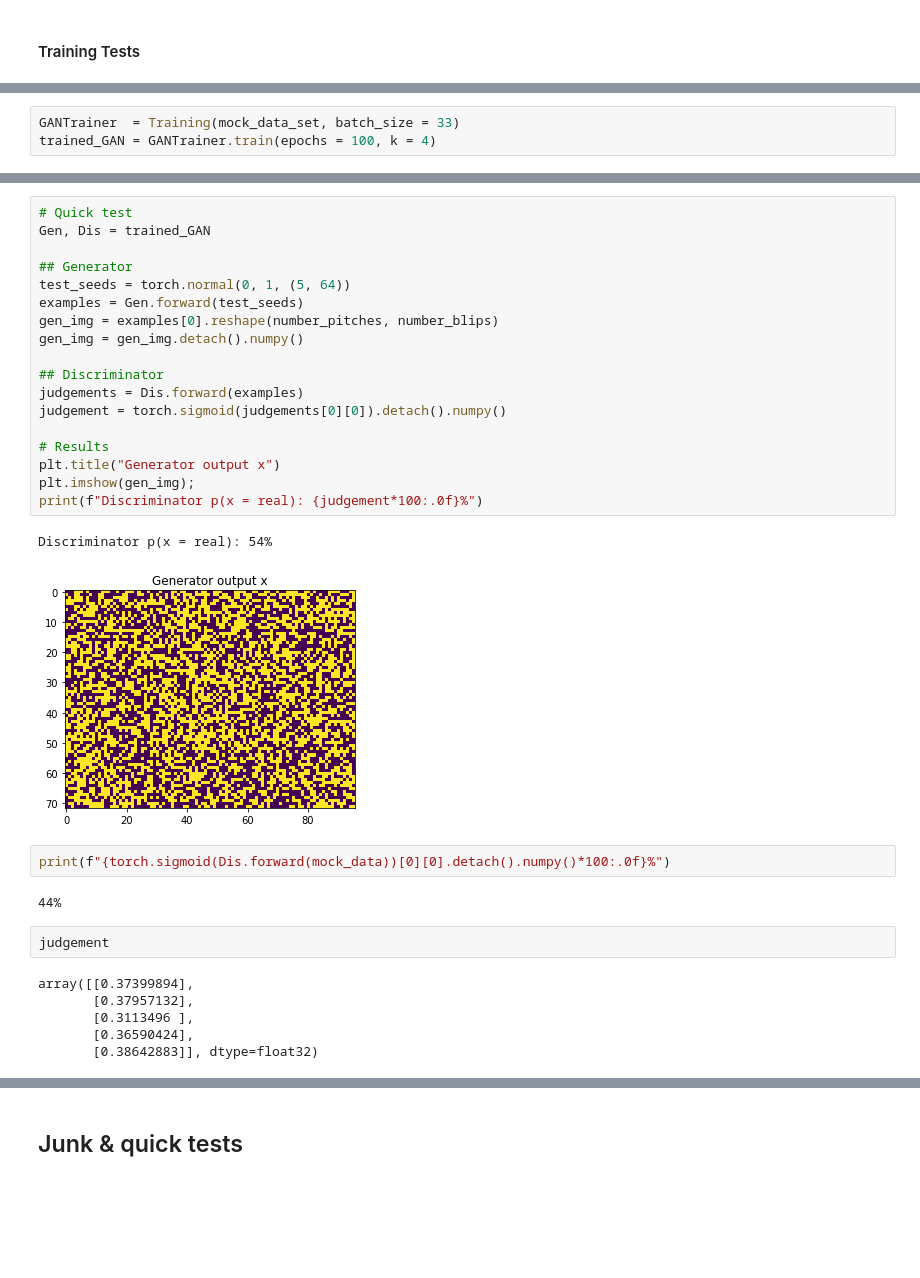
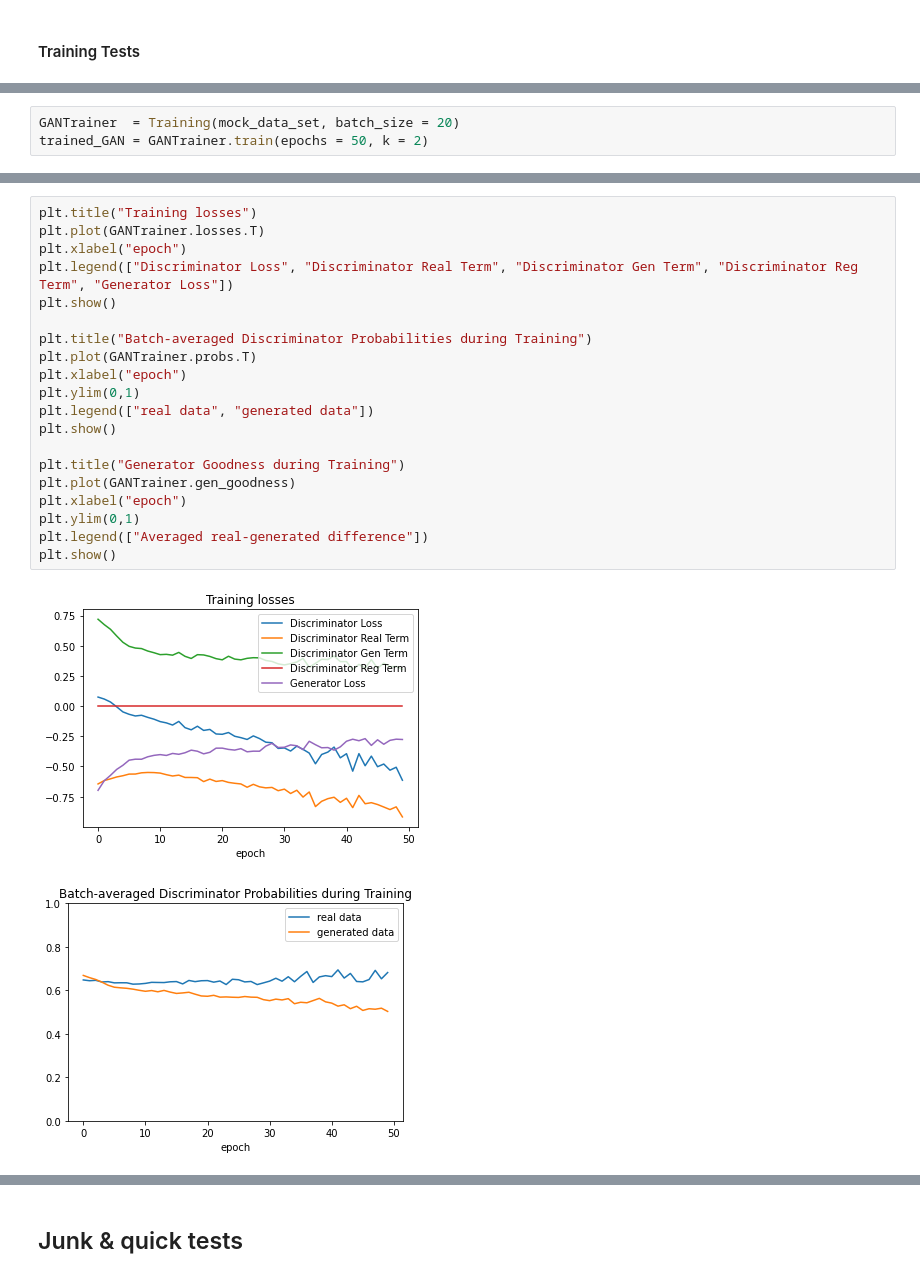
Before and after one commit to iakioh/MusiCAN, a Jupyter notebook: models/first_music_GAN.ipynb, the cells around one changed output, grey strips where cells are left out. Saved outputs shown, nothing was run; the diff lists cells and outputs as text; blank space fills up the shorter version.

```diff
--- a/models/first_music_GAN.ipynb
+++ b/models/first_music_GAN.ipynb
@@ -284,4 +350,4 @@ mock_data_set = torch.utils.data.TensorDataset(mock_data, mock_labels)
 # %%
-GANTrainer  = Training(mock_data_set, batch_size = 33)
-trained_GAN = GANTrainer.train(epochs = 100, k = 4)
+GANTrainer  = Training(mock_data_set, batch_size = 20)
+trained_GAN = GANTrainer.train(epochs = 50, k = 2)
 # %% [output]
@@ -313,33 +371,23 @@ plt.show()
-# %%
-# Quick test
-Gen, Dis = trained_GAN
-
-## Generator
-test_seeds = torch.normal(0, 1, (5, 64))
-examples = Gen.forward(test_seeds)
-gen_img = examples[0].reshape(number_pitches, number_blips)
-gen_img = gen_img.detach().numpy()
-
-## Discriminator
-judgements = Dis.forward(examples)
-judgement = torch.sigmoid(judgements[0][0]).detach().numpy()
-
-# Results
-plt.title("Generator output x")
-plt.imshow(gen_img);
-print(f"Discriminator p(x = real): {judgement*100:.0f}%")
-# %% [output]
-Discriminator p(x = real): 54%
-[figure, removed]
-# %%
-print(f"{torch.sigmoid(Dis.forward(mock_data))[0][0].detach().numpy()*100:.0f}%")
-# %% [output]
-44%
-# %%
-judgement
-# %% [output]
-array([[0.37399894],
-       [0.37957132],
-       [0.3113496 ],
-       [0.36590424],
-       [0.38642883]], dtype=float32)
+# %%
+plt.title("Training losses")
+plt.plot(GANTrainer.losses.T)
+plt.xlabel("epoch")
+plt.legend(["Discriminator Loss", "Discriminator Real Term", "Discriminator Gen Term", "Discriminator Reg Term", "Generator Loss"])
+plt.show()
+
+plt.title("Batch-averaged Discriminator Probabilities during Training")
+plt.plot(GANTrainer.probs.T)
+plt.xlabel("epoch")
+plt.ylim(0,1)
+plt.legend(["real data", "generated data"])
+plt.show()
+
+plt.title("Generator Goodness during Training")
+plt.plot(GANTrainer.gen_goodness)
+plt.xlabel("epoch")
+plt.ylim(0,1)
+plt.legend(["Averaged real-generated difference"])
+plt.show()
+# %% [output]
+[figure, added]
+[figure, added]
```
Also changed, not shown: parts of 12 cells of this notebook.
